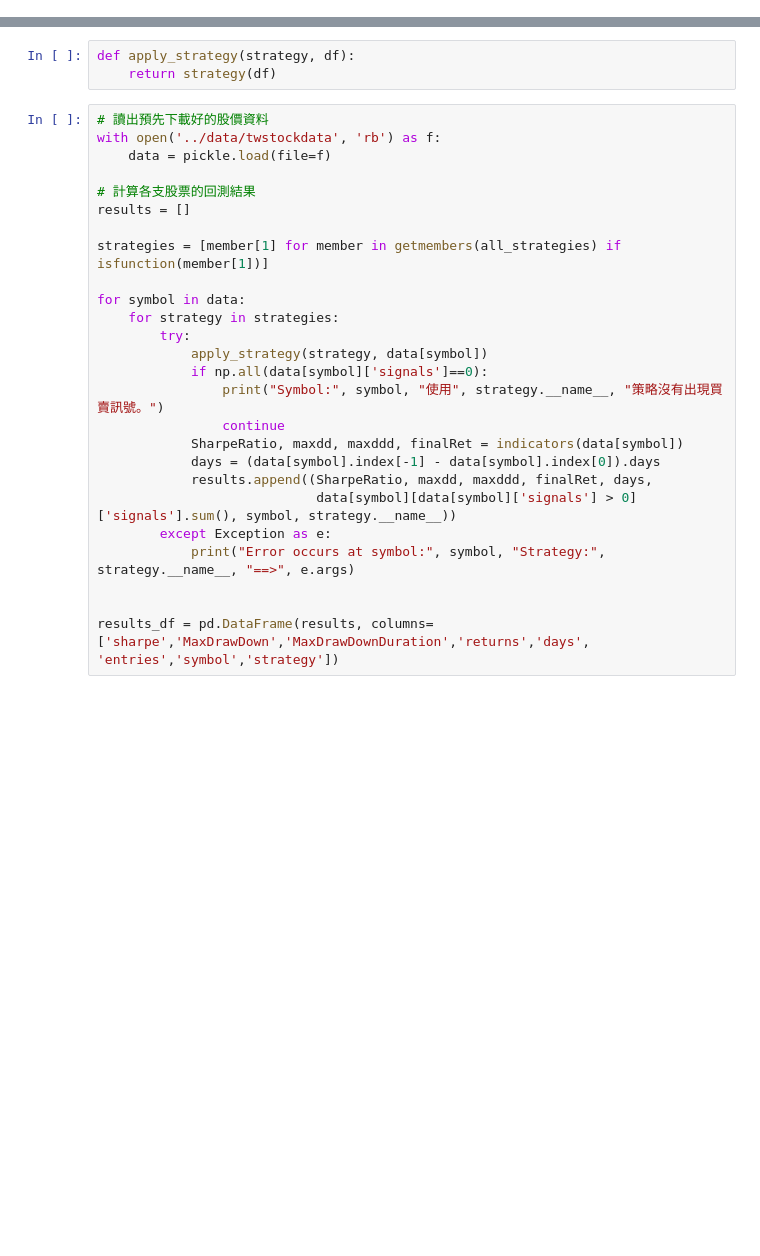
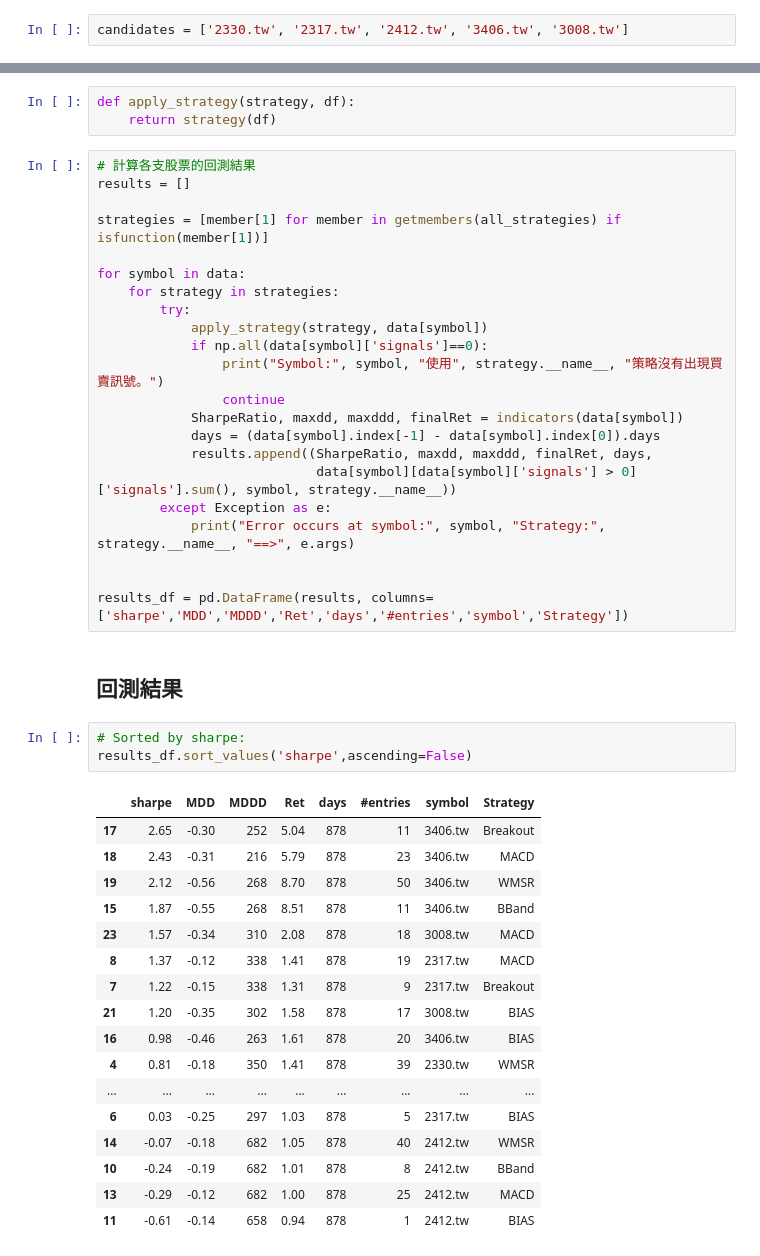
Before and after one commit to victorgau/PyConTW2018Talk, a Jupyter notebook: notebooks/多策略多股票分析.ipynb, the cells around one changed output, grey strips where cells are left out. Cells and saved outputs as stored; diff of their text form; blank space fills up the shorter version.

```diff
--- a/notebooks/多策略多股票分析.ipynb
+++ b/notebooks/多策略多股票分析.ipynb
@@ -13,0 +16,2 @@ import pickle
+# %%
+candidates = ['2330.tw', '2317.tw', '2412.tw', '3406.tw', '3008.tw']
@@ -22,10 +36,6 @@ import all_strategies
 def apply_strategy(strategy, df):
     return strategy(df)
 # %%
-# 讀出預先下載好的股價資料
-with open('../data/twstockdata', 'rb') as f:
-    data = pickle.load(file=f)
-
 # 計算各支股票的回測結果
 results = []
 
@@ -46,6 +56,29 @@ for symbol in data:
             print("Error occurs at symbol:", symbol, "Strategy:", strategy.__name__, "==>", e.args)
 
 
-results_df = pd.DataFrame(results, columns=['sharpe','MaxDrawDown','MaxDrawDownDuration','returns','days', 'entries','symbol','strategy'])
+results_df = pd.DataFrame(results, columns=['sharpe','MDD','MDDD','Ret','days','#entries','symbol','Strategy'])
+# %% [markdown]
+## 回測結果
+# %%
+# Sorted by sharpe:
+results_df.sort_values('sharpe',ascending=False)
+# %% [output]
+|  | sharpe | MDD | MDDD | Ret | days | #entries | symbol | Strategy |
+| 17 | 2.65 | -0.30 | 252 | 5.04 | 878 | 11 | 3406.tw | Breakout |
+| 18 | 2.43 | -0.31 | 216 | 5.79 | 878 | 23 | 3406.tw | MACD |
+| 19 | 2.12 | -0.56 | 268 | 8.70 | 878 | 50 | 3406.tw | WMSR |
+| 15 | 1.87 | -0.55 | 268 | 8.51 | 878 | 11 | 3406.tw | BBand |
+| 23 | 1.57 | -0.34 | 310 | 2.08 | 878 | 18 | 3008.tw | MACD |
+| 8 | 1.37 | -0.12 | 338 | 1.41 | 878 | 19 | 2317.tw | MACD |
+| 7 | 1.22 | -0.15 | 338 | 1.31 | 878 | 9 | 2317.tw | Breakout |
+| 21 | 1.20 | -0.35 | 302 | 1.58 | 878 | 17 | 3008.tw | BIAS |
+| 16 | 0.98 | -0.46 | 263 | 1.61 | 878 | 20 | 3406.tw | BIAS |
+| 4 | 0.81 | -0.18 | 350 | 1.41 | 878 | 39 | 2330.tw | WMSR |
+| ... | ... | ... | ... | ... | ... | ... | ... | ... |
+| 6 | 0.03 | -0.25 | 297 | 1.03 | 878 | 5 | 2317.tw | BIAS |
+| 14 | -0.07 | -0.18 | 682 | 1.05 | 878 | 40 | 2412.tw | WMSR |
+| 10 | -0.24 | -0.19 | 682 | 1.01 | 878 | 8 | 2412.tw | BBand |
+| 13 | -0.29 | -0.12 | 682 | 1.00 | 878 | 25 | 2412.tw | MACD |
+| 11 | -0.61 | -0.14 | 658 | 0.94 | 878 | 1 | 2412.tw | BIAS |
 # %%
 # Sorted by MaxDrawDown:
```
Also changed, not shown: parts of 10 cells of this notebook.
